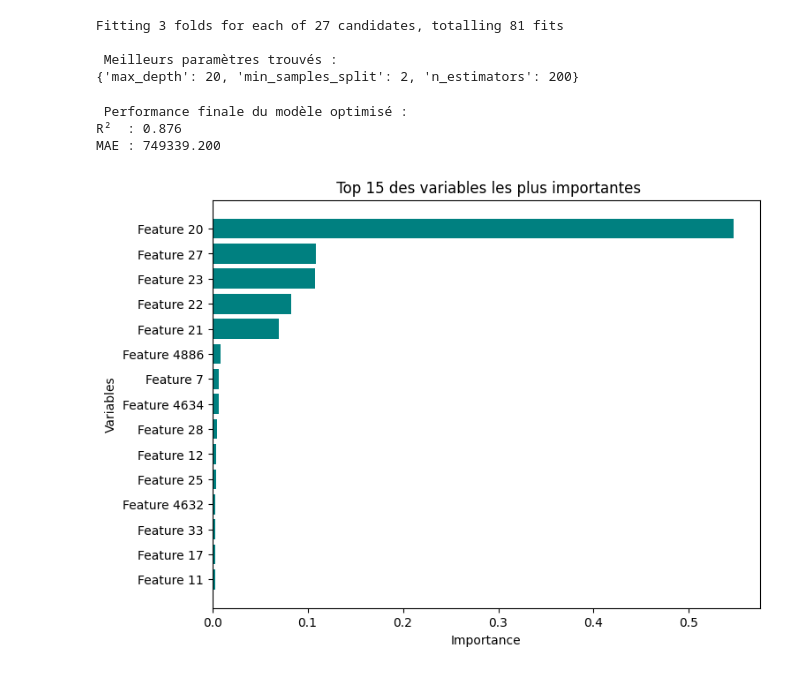
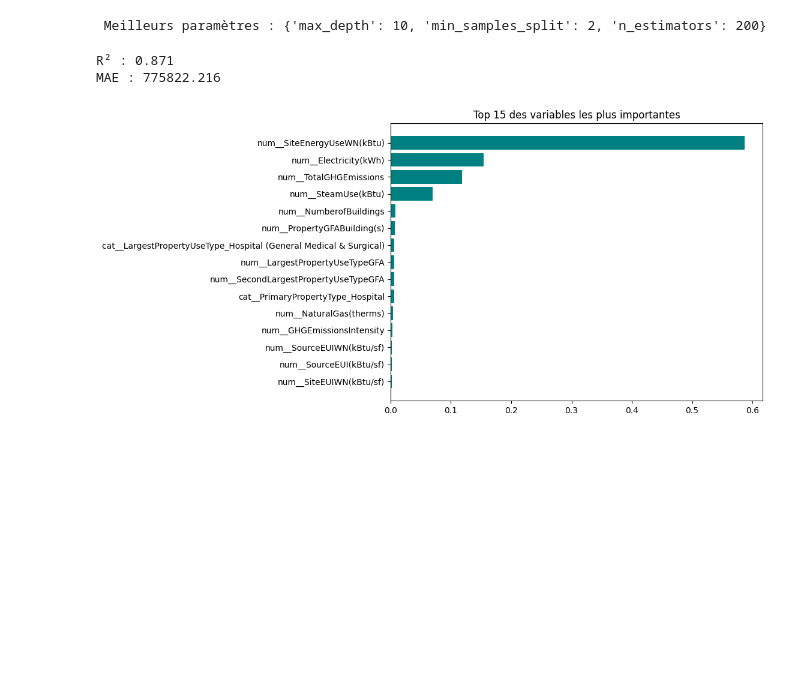
Before and after one commit to sjbl69/Seattle_Building_Energy_Prediction, a Jupyter notebook: notebooks/04_Optimisation_Interpretation.ipynb, the cells around one changed output. Saved outputs shown, nothing was run; the diff lists cells and outputs as text; code cells hidden in the pictures; blank space fills up the shorter version.

```diff
--- a/notebooks/04_Optimisation_Interpretation.ipynb
+++ b/notebooks/04_Optimisation_Interpretation.ipynb
@@ -34,65 +24,34 @@ X_test  : (303, 5083)
 # %%
-# --- Définition du modèle de base
-model = RandomForestRegressor(random_state=42)
-
-# --- Grille d’hyperparamètres à tester
+# --- Optimisation des hyperparamètres
 param_grid = {
     'n_estimators': [50, 100, 200],
     'max_depth': [10, 20, None],
     'min_samples_split': [2, 5, 10]
 }
 
-# --- Configuration de la recherche par validation croisée
-grid_search = GridSearchCV(
-    estimator=model,
-    param_grid=param_grid,
-    cv=3,
-    scoring='r2',
-    n_jobs=-1,
-    verbose=2
-)
+grid = GridSearchCV(RandomForestRegressor(random_state=42), param_grid, cv=3, scoring='r2', n_jobs=-1)
+grid.fit(X_train, y_train)
 
-# --- Lancement de la recherche
-grid_search.fit(X_train, y_train)
-
-print("\n Meilleurs paramètres trouvés :")
-print(grid_search.best_params_)
-
-best_model = grid_search.best_estimator_
+best_model = grid.best_estimator_
+print(" Meilleurs paramètres :", grid.best_params_)
 # %% [output]
-Fitting 3 folds for each of 27 candidates, totalling 81 fits
-
- Meilleurs paramètres trouvés :
-{'max_depth': 20, 'min_samples_split': 2, 'n_estimators': 200}
+ Meilleurs paramètres : {'max_depth': 10, 'min_samples_split': 2, 'n_estimators': 200}
 # %%
-# --- Prédiction sur le jeu de test
+# --- Évaluation finale
 y_pred = best_model.predict(X_test)
-
-# --- Calcul des métriques
-r2 = r2_score(y_test, y_pred)
-mae = mean_absolute_error(y_test, y_pred)
-
-print("\n Performance finale du modèle optimisé :")
-print(f"R²  : {r2:.3f}")
-print(f"MAE : {mae:.3f}")
+print(f"R² : {r2_score(y_test, y_pred):.3f}")
+print(f"MAE : {mean_absolute_error(y_test, y_pred):.3f}")
 # %% [output]
- Performance finale du modèle optimisé :
-R²  : 0.876
-MAE : 749339.200
+R² : 0.871
+MAE : 775822.216
 # %%
-# --- Analyse des features importantes
-if hasattr(best_model, "feature_importances_"):
-    importances = best_model.feature_importances_
-    indices = np.argsort(importances)[-15:]  # Top 15
-
-    plt.figure(figsize=(8,6))
-    plt.barh(range(len(indices)), importances[indices], align="center", color="teal")
-    plt.yticks(range(len(indices)), [f"Feature {i}" for i in indices])
-    plt.title(" Top 15 des variables les plus importantes")
-    plt.xlabel("Importance")
-    plt.ylabel("Variables")
-    plt.show()
-else:
-    print(" Le modèle ne possède pas d'attribut feature_importances_.")
+# --- Importance des variables
+importances = best_model.feature_importances_
+indices = np.argsort(importances)[-15:]
+plt.figure(figsize=(8,6))
+plt.barh(range(len(indices)), importances[indices], color="teal")
+plt.yticks(range(len(indices)), [X_train.columns[i] for i in indices])
+plt.title("Top 15 des variables les plus importantes")
+plt.show()
 # %% [output]
-[figure, old version]
+[figure, new version]
```
Also changed, not shown: parts of 4 cells of this notebook, 6 other files.
